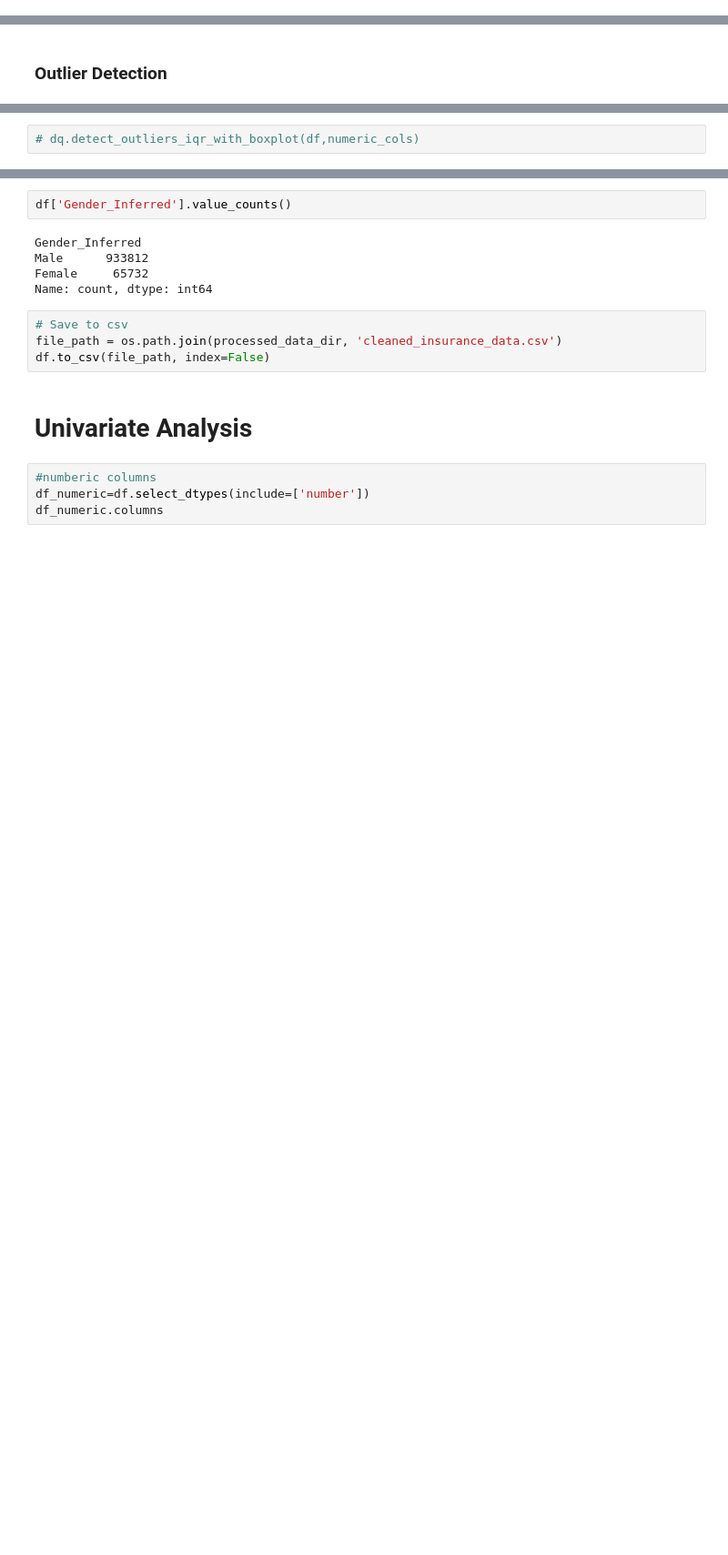
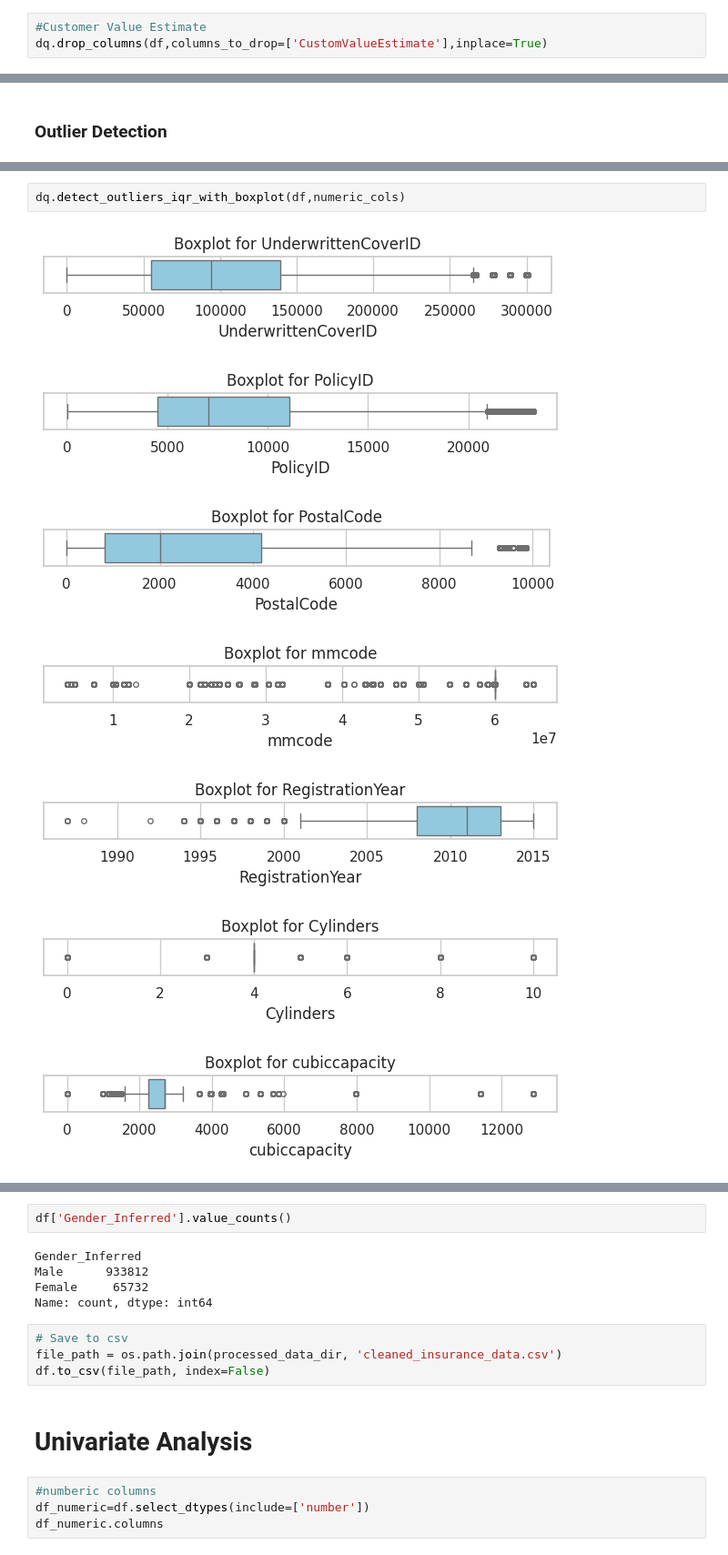
Before and after one commit to Teshager21/insurance-risk-modeling, a Jupyter notebook: notebooks/exploratory/eda_insurance.ipynb, the cells around one changed output, grey strips where cells are left out. Shown at 91% size. Cells and saved outputs as stored; diff of their text form; blank space fills up the shorter version.

```diff
--- a/notebooks/exploratory/eda_insurance.ipynb
+++ b/notebooks/exploratory/eda_insurance.ipynb
@@ -657,4 +627,7 @@ Rebuilt
 No     358163
 Yes        32
 Name: count, dtype: int64
+# %%
+#Customer Value Estimate
+dq.drop_columns(df,columns_to_drop=['CustomValueEstimate'],inplace=True)
 # %%
@@ -706,2 +697,10 @@ numeric_cols
 # %%
-# dq.detect_outliers_iqr_with_boxplot(df,numeric_cols)
+dq.detect_outliers_iqr_with_boxplot(df,numeric_cols)
+# %% [output]
+[figure, added]
+[figure, added]
+[figure, added]
+[figure, added]
+[figure, added]
+[figure, added]
+[figure, added]
```
Also changed, not shown: parts of 47 cells of this notebook.
